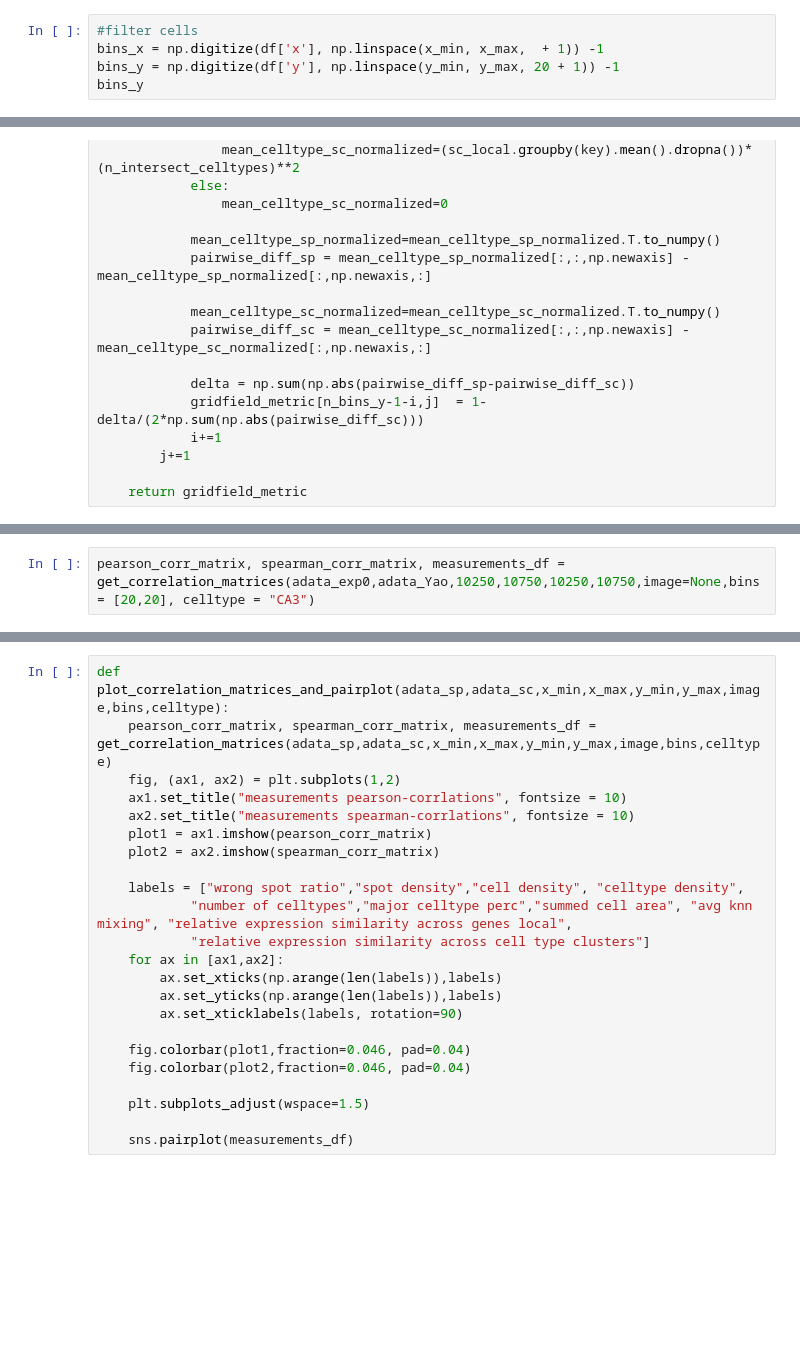
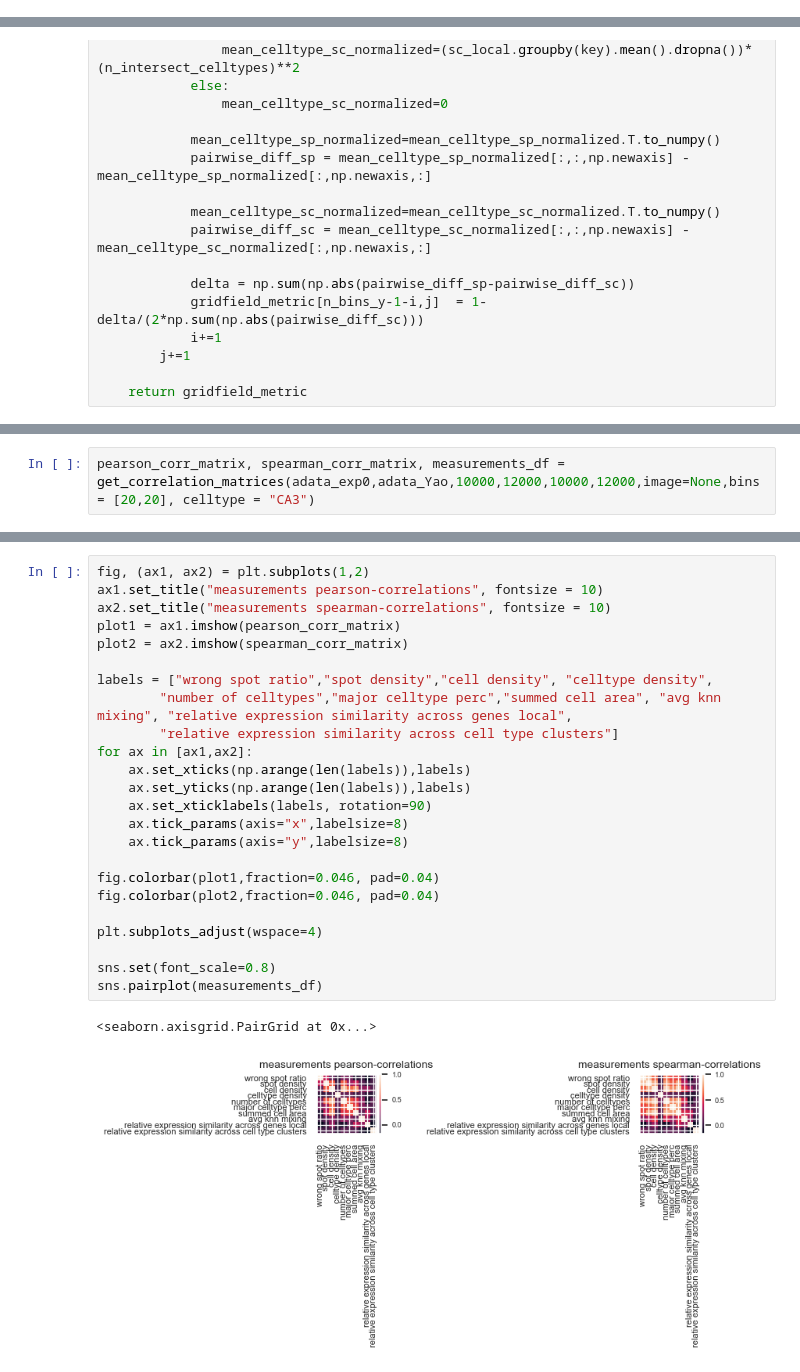
Before and after one commit to j-dichgans/my_txsim, a Jupyter notebook: metric_local.ipynb, the cells around one changed output, grey strips where cells are left out. Saved outputs shown, nothing was run; the diff lists cells and outputs as text; blank space fills up the shorter version.

```diff
--- a/metric_local.ipynb
+++ b/metric_local.ipynb
@@ -162,5 +158,0 @@ df
-# %%
-#filter cells
-bins_x = np.digitize(df['x'], np.linspace(x_min, x_max,  + 1)) -1
-bins_y = np.digitize(df['y'], np.linspace(y_min, y_max, 20 + 1)) -1
-bins_y
@@ -1534,4 +1559,4 @@ def get_correlation_matrices(adata_sp: AnnData, adata_sc: AnnData, x_min: int, x
 
     return pearson_corr_matrix, spearman_corr_matrix, measurements_df
 # %%
-pearson_corr_matrix, spearman_corr_matrix, measurements_df = get_correlation_matrices(adata_exp0,adata_Yao,10250,10750,10250,10750,image=None,bins = [20,20], celltype = "CA3")
+pearson_corr_matrix, spearman_corr_matrix, measurements_df = get_correlation_matrices(adata_exp0,adata_Yao,10000,12000,10000,12000,image=None,bins = [20,20], celltype = "CA3")
@@ -1551,23 +1627,27 @@ array([[nan, nan, nan, nan, nan, nan, nan, nan, nan, nan],
 # %%
-def plot_correlation_matrices_and_pairplot(adata_sp,adata_sc,x_min,x_max,y_min,y_max,image,bins,celltype):
-    pearson_corr_matrix, spearman_corr_matrix, measurements_df = get_correlation_matrices(adata_sp,adata_sc,x_min,x_max,y_min,y_max,image,bins,celltype)
-    fig, (ax1, ax2) = plt.subplots(1,2)
-    ax1.set_title("measurements pearson-corrlations", fontsize = 10)
-    ax2.set_title("measurements spearman-corrlations", fontsize = 10)
-    plot1 = ax1.imshow(pearson_corr_matrix)
-    plot2 = ax2.imshow(spearman_corr_matrix)
+fig, (ax1, ax2) = plt.subplots(1,2)
+ax1.set_title("measurements pearson-correlations", fontsize = 10)
+ax2.set_title("measurements spearman-correlations", fontsize = 10)
+plot1 = ax1.imshow(pearson_corr_matrix)
+plot2 = ax2.imshow(spearman_corr_matrix)
 
-    labels = ["wrong spot ratio","spot density","cell density", "celltype density",
-            "number of celltypes","major celltype perc","summed cell area", "avg knn mixing", "relative expression similarity across genes local",
-            "relative expression similarity across cell type clusters"]
-    for ax in [ax1,ax2]:
-        ax.set_xticks(np.arange(len(labels)),labels)
-        ax.set_yticks(np.arange(len(labels)),labels)
-        ax.set_xticklabels(labels, rotation=90)
+labels = ["wrong spot ratio","spot density","cell density", "celltype density",
+        "number of celltypes","major celltype perc","summed cell area", "avg knn mixing", "relative expression similarity across genes local",
+        "relative expression similarity across cell type clusters"]
+for ax in [ax1,ax2]:
+    ax.set_xticks(np.arange(len(labels)),labels)
+    ax.set_yticks(np.arange(len(labels)),labels)
+    ax.set_xticklabels(labels, rotation=90)
+    ax.tick_params(axis="x",labelsize=8)
+    ax.tick_params(axis="y",labelsize=8)
 
-    fig.colorbar(plot1,fraction=0.046, pad=0.04)
-    fig.colorbar(plot2,fraction=0.046, pad=0.04)
+fig.colorbar(plot1,fraction=0.046, pad=0.04)
+fig.colorbar(plot2,fraction=0.046, pad=0.04)
 
-    plt.subplots_adjust(wspace=1.5)
+plt.subplots_adjust(wspace=4)
 
-    sns.pairplot(measurements_df)
+sns.set(font_scale=0.8)
+sns.pairplot(measurements_df)
+# %% [output]
+<seaborn.axisgrid.PairGrid at 0x...>
+[figure, added]
```
Also changed, not shown: parts of 17 cells of this notebook.
